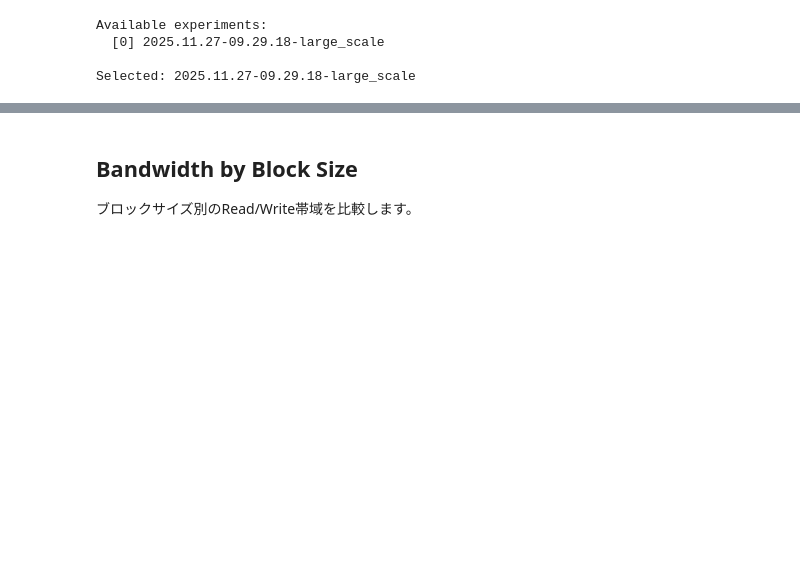
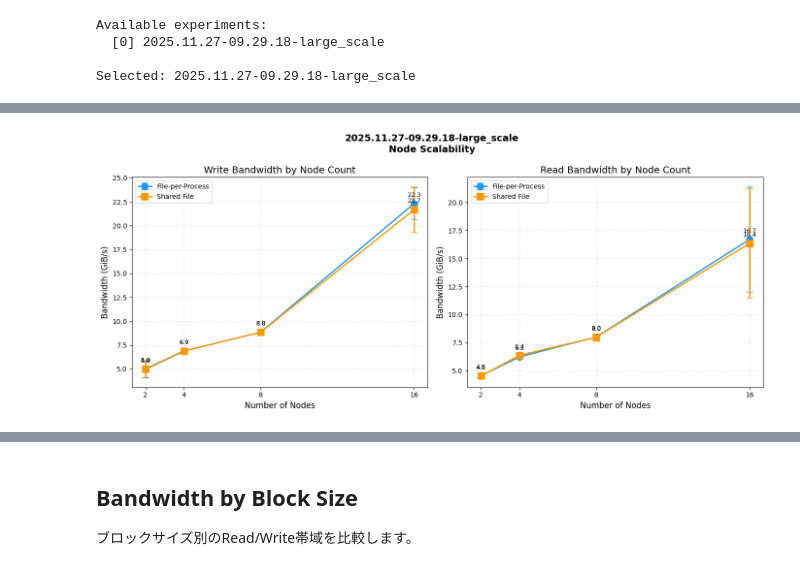
Before and after one commit to maetin0324/benchfs, a Jupyter notebook: plot/benchfsd_plot.ipynb, the cells around one changed output, grey strips where cells are left out. Cells and saved outputs as stored; diff of their text form; code cells hidden in the pictures; blank space fills up the shorter version.

```diff
--- a/plot/benchfsd_plot.ipynb
+++ b/plot/benchfsd_plot.ipynb
@@ -383,0 +449,91 @@ Selected: 2025.11.27-09.29.18-large_scale
+# %%
+def extract_nodes_from_run(run_name: str) -> int | None:
+    """Extract node count from run directory name like '2025.11.27-09.30.36-379307.nqsv-16'."""
+    import re
+    match = re.search(r'-(\d+)$', run_name)
+    return int(match.group(1)) if match else None
+
+if filtered_detail_df.is_empty() or experiment_label is None:
+    print("No data to plot.")
+else:
+    # Handle both single and multiple experiments
+    if len(experiment_labelS) == 1:
+        exp_df = filtered_detail_df.filter(pl.col("experiment") == experiment_labelS[0])
+        experiment_label = experiment_labelS[0]
+    else:
+        exp_df = filtered_detail_df
+        experiment_label = f"{len(experiment_labelS)} experiments"
+
+    # Extract node count from run name
+    exp_df = exp_df.with_columns(
+        pl.col("run").map_elements(extract_nodes_from_run, return_dtype=pl.Int64).alias("nnodes")
+    )
+
+    node_counts = sorted(exp_df["nnodes"].unique().drop_nulls().to_list())
+    print(f"Node counts in experiment: {node_counts}")
+
+    if len(node_counts) < 2:
+        print("Need at least 2 different node counts for comparison.")
+    else:
+        # Group by node count and operation
+        node_bw = (
+            exp_df
+            .group_by(["nnodes", "operation", "access_mode"])
+            .agg([
+                pl.col("bw_gib").mean().alias("bw_gib_mean"),
+                pl.col("bw_gib").std().alias("bw_gib_std"),
+                pl.col("bw_gib").max().alias("bw_gib_max"),
+                pl.len().alias("samples"),
+            ])
+            .sort("nnodes")
+        ).to_pandas()
+
+        fig, axes = plt.subplots(1, 2, figsize=(14, 6))
+
+        colors = {'File-per-Process': '#2196F3', 'Shared File': '#FF9800'}
+        markers = {'File-per-Process': 'o', 'Shared File': 's'}
+
+        for ax, operation in zip(axes, ['write', 'read']):
+            op_df = node_bw[node_bw['operation'] == operation]
+
+            for mode in ['File-per-Process', 'Shared File']:
+                mode_df = op_df[op_df['access_mode'] == mode]
+                if mode_df.empty:
+                    continue
+
+                ax.errorbar(
+                    mode_df['nnodes'],
+                    mode_df['bw_gib_mean'],
+                    yerr=mode_df['bw_gib_std'].fillna(0),
+                    marker=markers[mode],
+                    markersize=10,
+                    linewidth=2,
+                    capsize=5,
+                    label=mode,
+                    color=colors[mode],
+                )
+
+                # Add data labels
+                for _, row in mode_df.iterrows():
+                    ax.annotate(
+                        f"{row['bw_gib_mean']:.1f}",
+                        (row['nnodes'], row['bw_gib_mean']),
+                        textcoords="offset points",
+                        xytext=(0, 10),
+                        ha='center',
+                        fontsize=9,
+                    )
+
+            ax.set_xlabel('Number of Nodes')
+            ax.set_ylabel('Bandwidth (GiB/s)')
+            ax.set_title(f'{operation.capitalize()} Bandwidth by Node Count')
+            ax.legend(loc='upper left')
+            ax.grid(alpha=0.3, linestyle='--')
+            ax.set_xticks(node_counts)
+
+        fig.suptitle(f'{experiment_label}\nNode Scalability', fontsize=14, fontweight='bold')
+        plt.tight_layout()
+        save(fig, f"node_scalability_{slugify(experiment_label)}")
+        plt.show()
+        plt.close(fig)
+# %% [output]
@@ -383,0 +541 @@ Selected: 2025.11.27-09.29.18-large_scale
+[figure, added]
```
Also changed, not shown: parts of 15 cells of this notebook, 11 other files.
